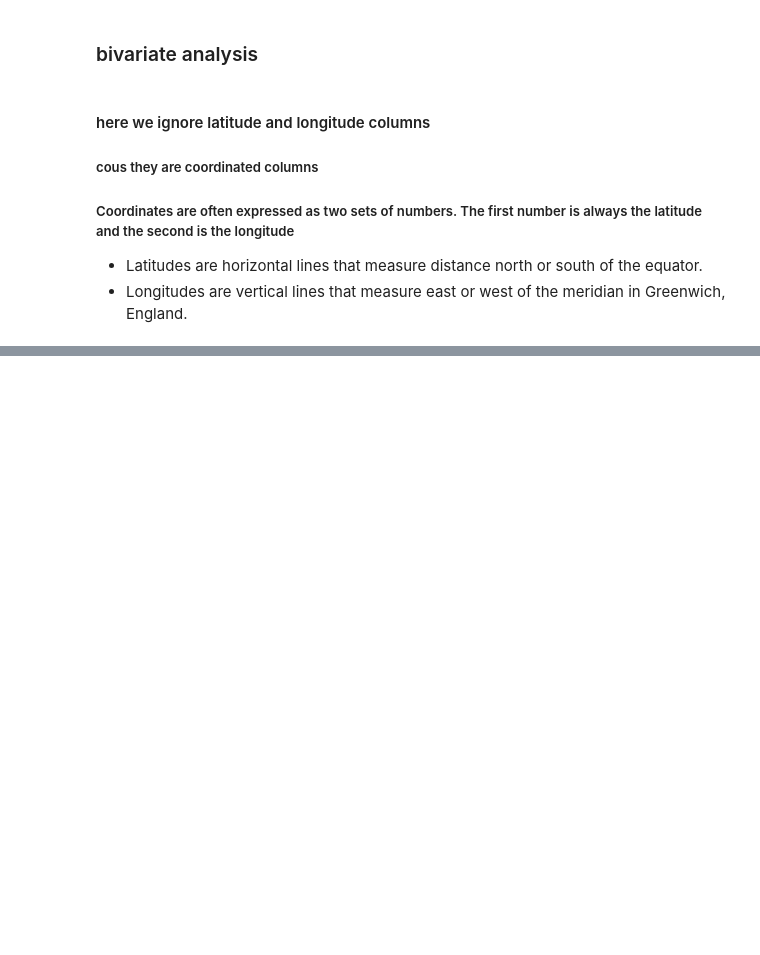
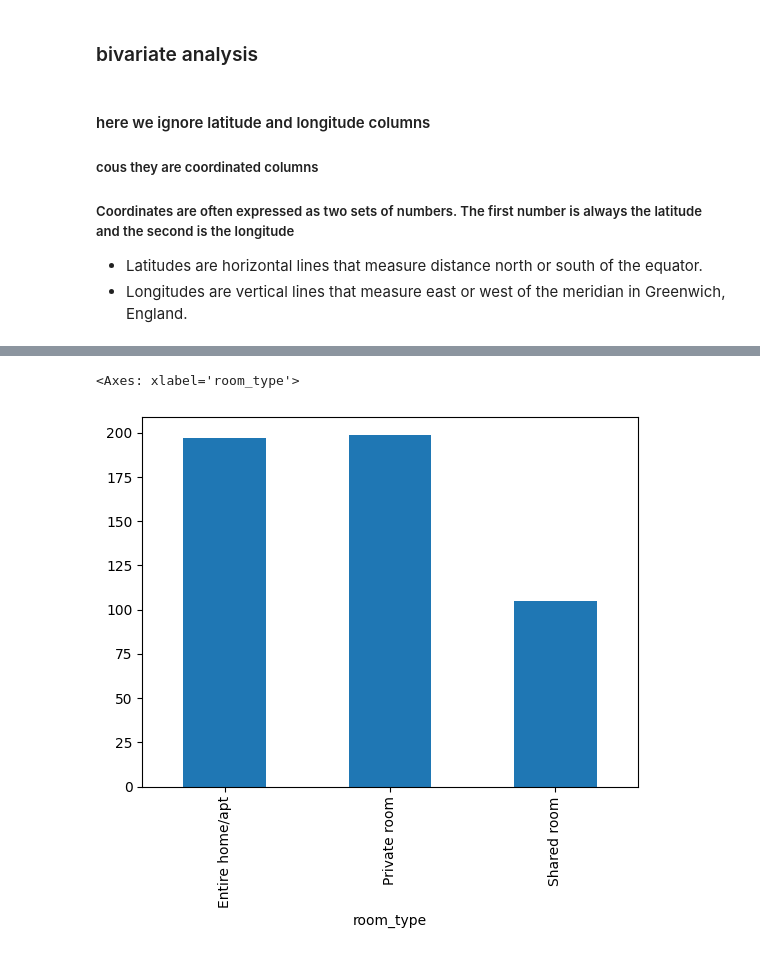
Before and after one commit to ABDULLAHHG/Airbnb-Listing, a Jupyter notebook: Untitled.ipynb, the cells around one changed output, grey strips where cells are left out. Saved outputs shown, nothing was run; the diff lists cells and outputs as text; code cells hidden in the pictures; blank space fills up the shorter version.

```diff
--- a/Untitled.ipynb
+++ b/Untitled.ipynb
@@ -309,0 +312,5 @@ df.groupby("room_type").sum()[selected_columns[2:]]
+# %%
+df.groupby("room_type")["price"].max().plot(kind = "bar")
+# %% [output]
+<Axes: xlabel='room_type'>
+[figure, added]
```
Also changed, not shown: parts of 3 cells of this notebook.
